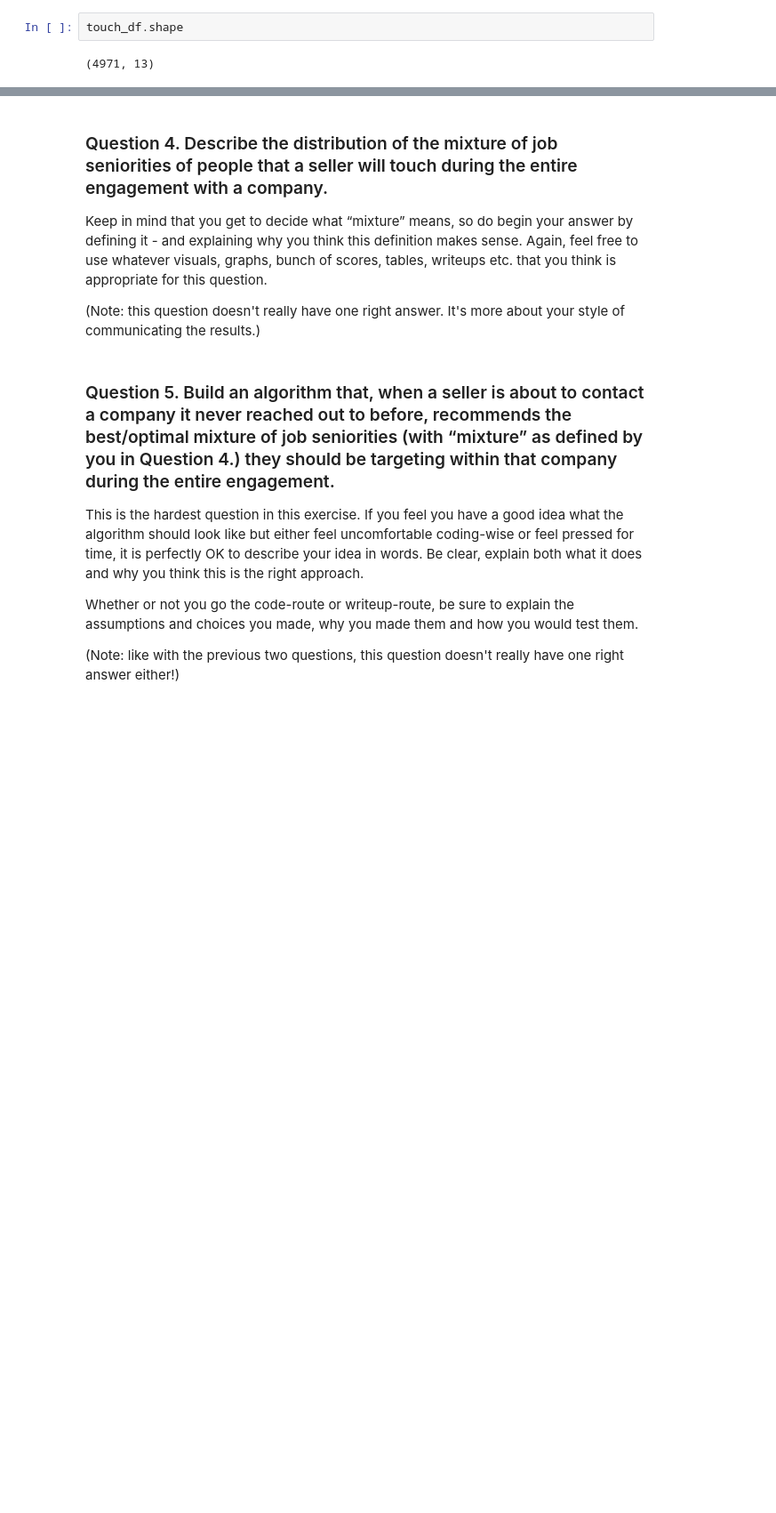
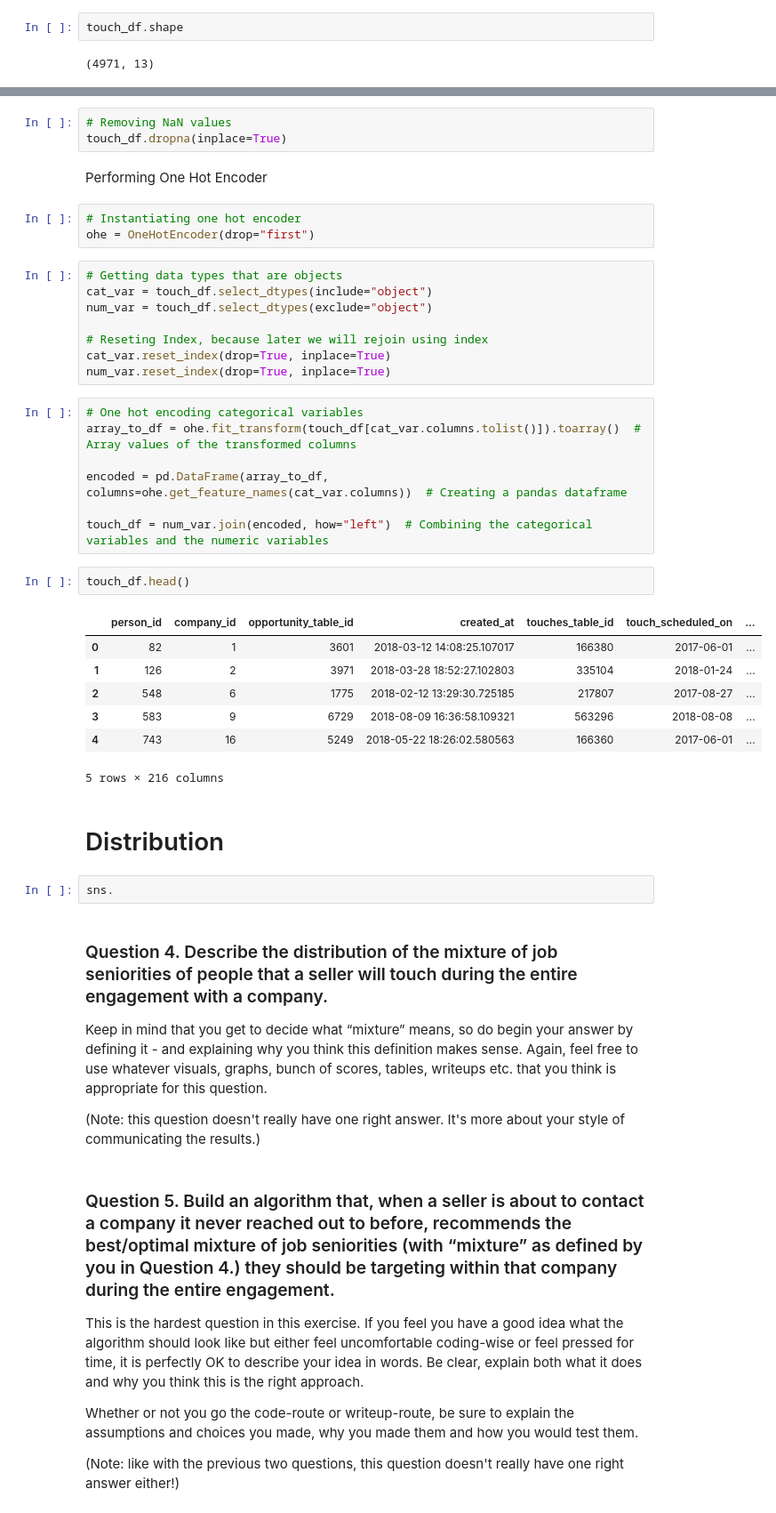
Before and after one commit to jeffersonzaki/datascientist-exercise, a Jupyter notebook: exercise.ipynb, the cells around one changed output, grey strips where cells are left out. Shown: that part at 89% size. Saved outputs shown, nothing was run; the diff lists cells and outputs as text; blank space fills up the shorter version.

Commit message:
Cleaning Data

```diff
--- a/exercise.ipynb
+++ b/exercise.ipynb
@@ -183,3 +236,40 @@ touch_df.shape
+# %%
+# Removing NaN values
+touch_df.dropna(inplace=True)
+# %% [markdown]
+Performing One Hot Encoder
+# %%
+# Instantiating one hot encoder
+ohe = OneHotEncoder(drop="first")
+# %%
+# Getting data types that are objects
+cat_var = touch_df.select_dtypes(include="object")
+num_var = touch_df.select_dtypes(exclude="object")
+
+# Reseting Index, because later we will rejoin using index
+cat_var.reset_index(drop=True, inplace=True)
+num_var.reset_index(drop=True, inplace=True)
+# %%
+# One hot encoding categorical variables
+array_to_df = ohe.fit_transform(touch_df[cat_var.columns.tolist()]).toarray()  # Array values of the transformed columns
+
+encoded = pd.DataFrame(array_to_df, columns=ohe.get_feature_names(cat_var.columns))  # Creating a pandas dataframe
+
+touch_df = num_var.join(encoded, how="left")  # Combining the categorical variables and the numeric variables
+# %%
+touch_df.head()
+# %% [output]
+|  | person_id | company_id | opportunity_table_id | created_at | touches_table_id | touch_scheduled_on | ... |
+| 0 | 82 | 1 | 3601 | 2018-03-12 14:08:25.107017 | 166380 | 2017-06-01 | ... |
+| 1 | 126 | 2 | 3971 | 2018-03-28 18:52:27.102803 | 335104 | 2018-01-24 | ... |
+| 2 | 548 | 6 | 1775 | 2018-02-12 13:29:30.725185 | 217807 | 2017-08-27 | ... |
+| 3 | 583 | 9 | 6729 | 2018-08-09 16:36:58.109321 | 563296 | 2018-08-08 | ... |
+| 4 | 743 | 16 | 5249 | 2018-05-22 18:26:02.580563 | 166360 | 2017-06-01 | ... |
+5 rows × 216 columns
+# %% [markdown]
+# Distribution
+# %%
+sns.
 # %% [markdown]
 ### Question 4. Describe the distribution of the mixture of job seniorities of people that a seller will touch during the entire engagement with a company.
 Keep in mind that you get to decide what “mixture” means, so do begin your answer by defining it - and explaining why you think this definition makes sense. Again, feel free to use whatever visuals, graphs, bunch of scores, tables, writeups etc. that you think is appropriate for this question.
```
Also changed, not shown: parts of 6 cells of this notebook.
